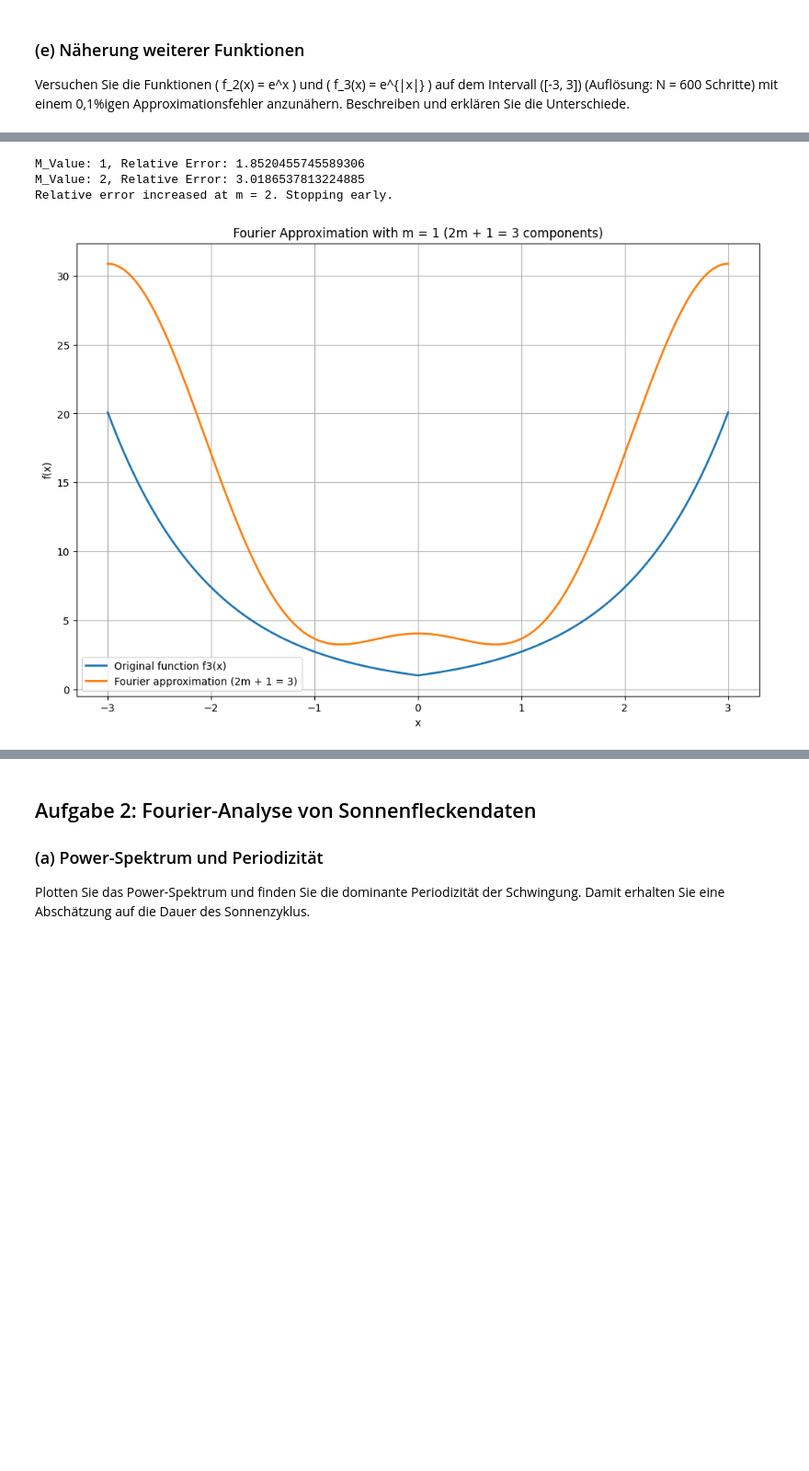
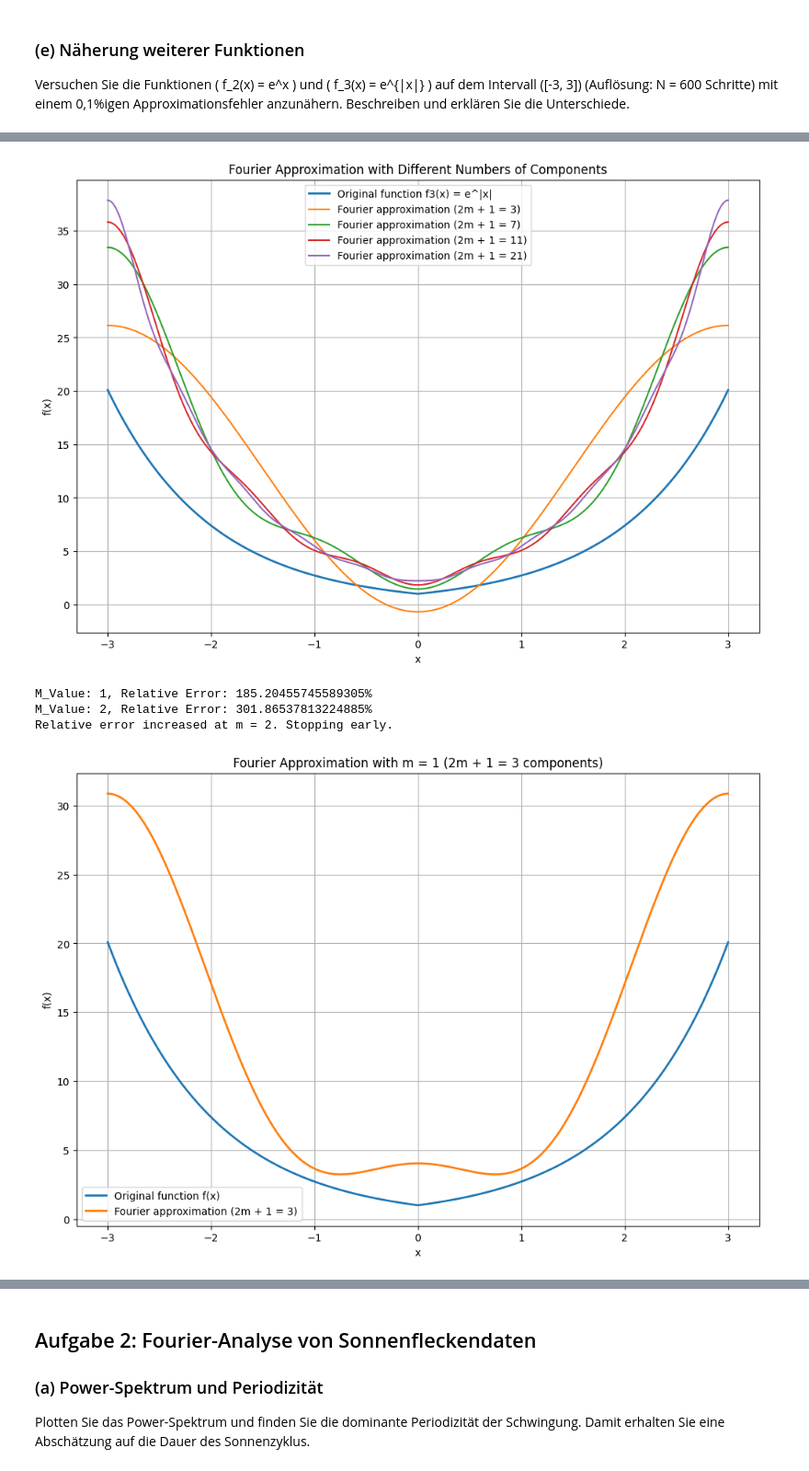
Before and after one commit to infamousperi/FourierTransformation, a Jupyter notebook: MC2.ipynb, the cells around one changed output, grey strips where cells are left out. Shown at 92% size. Cells and saved outputs as stored; diff of their text form; code cells hidden in the pictures; blank space fills up the shorter version.

```diff
--- a/MC2.ipynb
+++ b/MC2.ipynb
@@ -83,9 +84,11 @@ Optimal m_value for f2(x): 1
 # %%
 y_values_f3 = FA_numpy.f3(x_values)
-m_value_f3 = FA_numpy.find_fourier_components_for_error_tolerance(x_values, y_values_f3, tolerance, 'f3(x)')
-print("Optimal m_value for f3(x):", m_value_f3)
+FA_numpy.plot_fourier_approximations(x_values, y_values_f3, m_values, function_name='f3(x) = e^|x|')
+m_f3 = FA_numpy.find_fourier_components_for_error_tolerance(x_values, y_values_f3, tolerance=0.1)
+print(f"Number of components for f3 within 0.1% error: {m_f3}")
 # %% [output]
+[figure, new version]
-M_Value: 1, Relative Error: 1.8520455745589306
-M_Value: 2, Relative Error: 3.0186537813224885
+M_Value: 1, Relative Error: 185.20455745589305%
+M_Value: 2, Relative Error: 301.86537813224885%
 Relative error increased at m = 2. Stopping early.
-[figure, old version]
+[figure, added]
```
Also changed, not shown: parts of 4 cells of this notebook, 1 other file.
